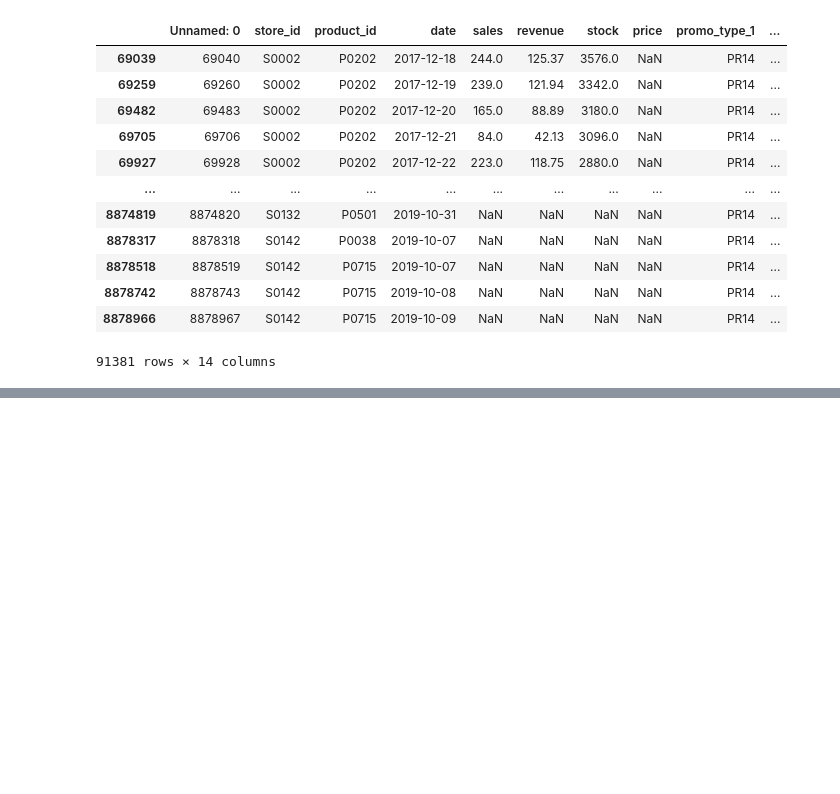
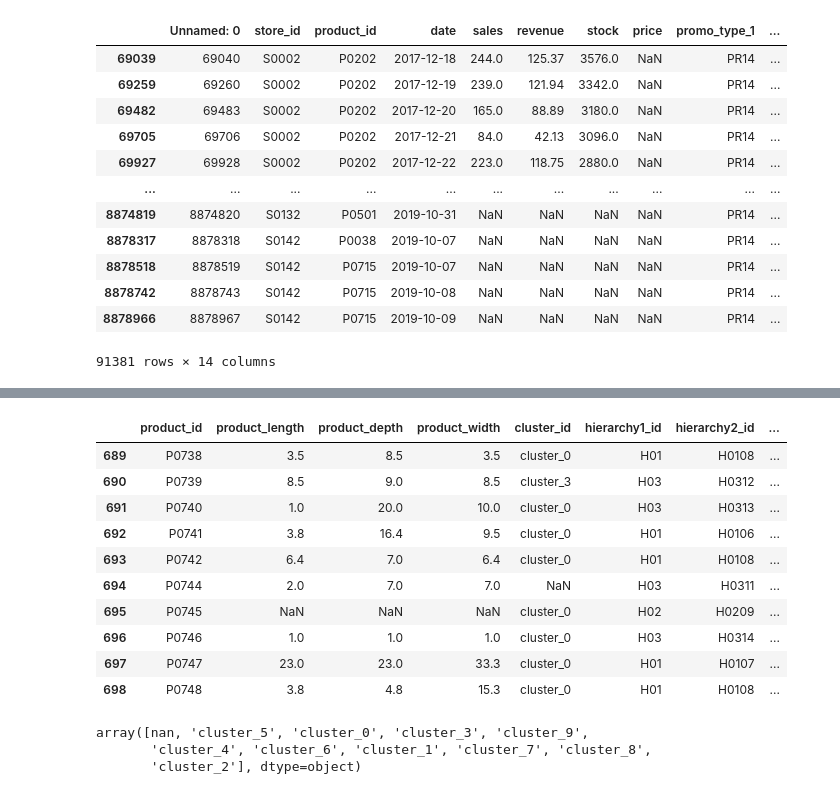
Before and after one commit to yurimfreitas/ProjectII, a Jupyter notebook: DataUnderstanding.ipynb, the cells around one changed output, grey strips where cells are left out. Drawn from its saved outputs; the diff is of its cells as text; code cells hidden in the pictures; blank space fills up the shorter version.

```diff
--- a/DataUnderstanding.ipynb
+++ b/DataUnderstanding.ipynb
@@ -156,0 +235,20 @@ df_sales[(df_sales['price'].isna()) | (df_sales['price'] == '')]
+# %%
+df_product.tail(10)
+# %% [output]
+|  | product_id | product_length | product_depth | product_width | cluster_id | hierarchy1_id | hierarchy2_id | ... |
+| 689 | P0738 | 3.5 | 8.5 | 3.5 | cluster_0 | H01 | H0108 | ... |
+| 690 | P0739 | 8.5 | 9.0 | 8.5 | cluster_3 | H03 | H0312 | ... |
+| 691 | P0740 | 1.0 | 20.0 | 10.0 | cluster_0 | H03 | H0313 | ... |
+| 692 | P0741 | 3.8 | 16.4 | 9.5 | cluster_0 | H01 | H0106 | ... |
+| 693 | P0742 | 6.4 | 7.0 | 6.4 | cluster_0 | H01 | H0108 | ... |
+| 694 | P0744 | 2.0 | 7.0 | 7.0 | NaN | H03 | H0311 | ... |
+| 695 | P0745 | NaN | NaN | NaN | cluster_0 | H02 | H0209 | ... |
+| 696 | P0746 | 1.0 | 1.0 | 1.0 | cluster_0 | H03 | H0314 | ... |
+| 697 | P0747 | 23.0 | 23.0 | 33.3 | cluster_0 | H01 | H0107 | ... |
+| 698 | P0748 | 3.8 | 4.8 | 15.3 | cluster_0 | H01 | H0108 | ... |
+# %%
+df_product['cluster_id'].unique()
+# %% [output]
+array([nan, 'cluster_5', 'cluster_0', 'cluster_3', 'cluster_9',
+       'cluster_4', 'cluster_6', 'cluster_1', 'cluster_7', 'cluster_8',
+       'cluster_2'], dtype=object)
```
Also changed, not shown: parts of 14 cells of this notebook.
